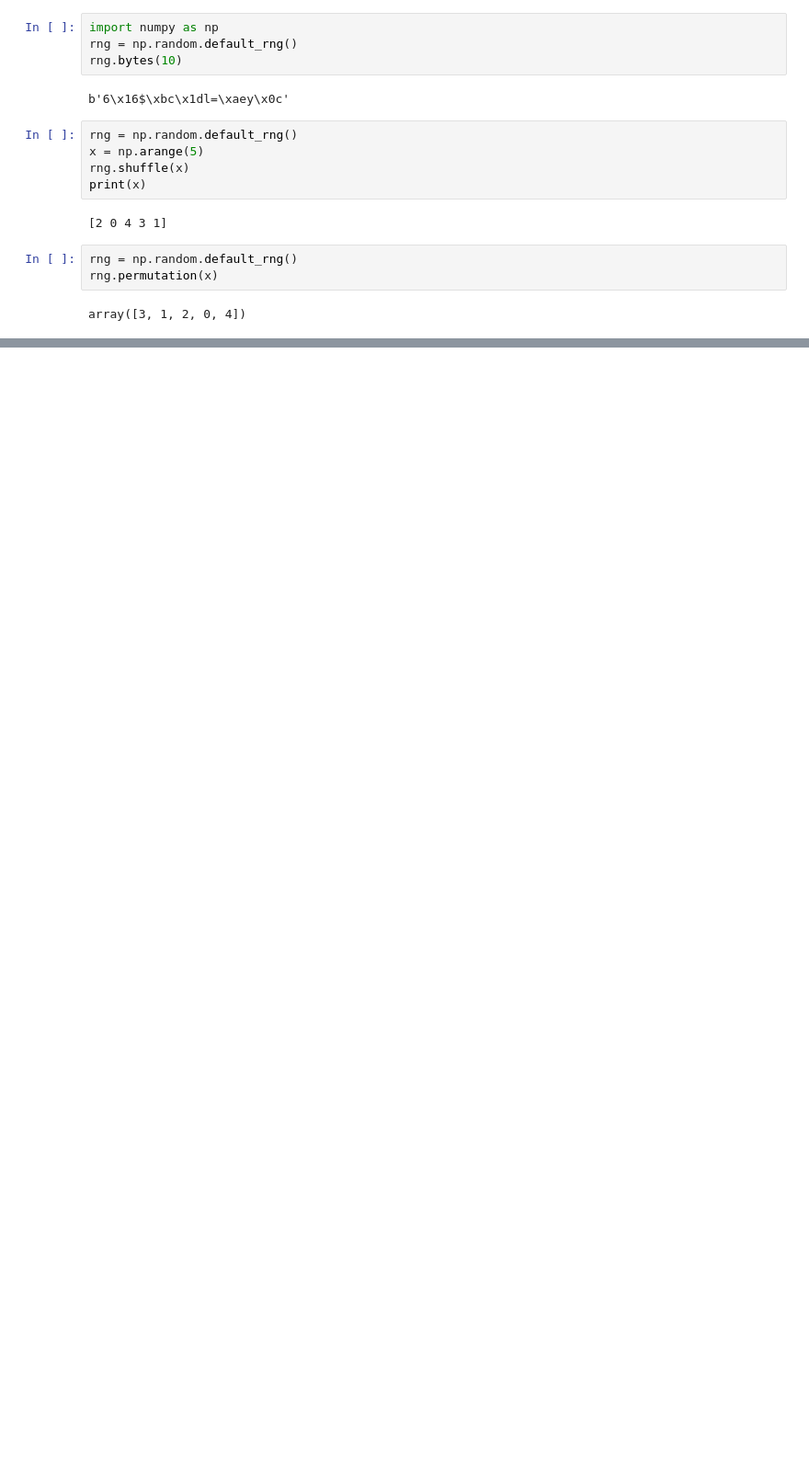
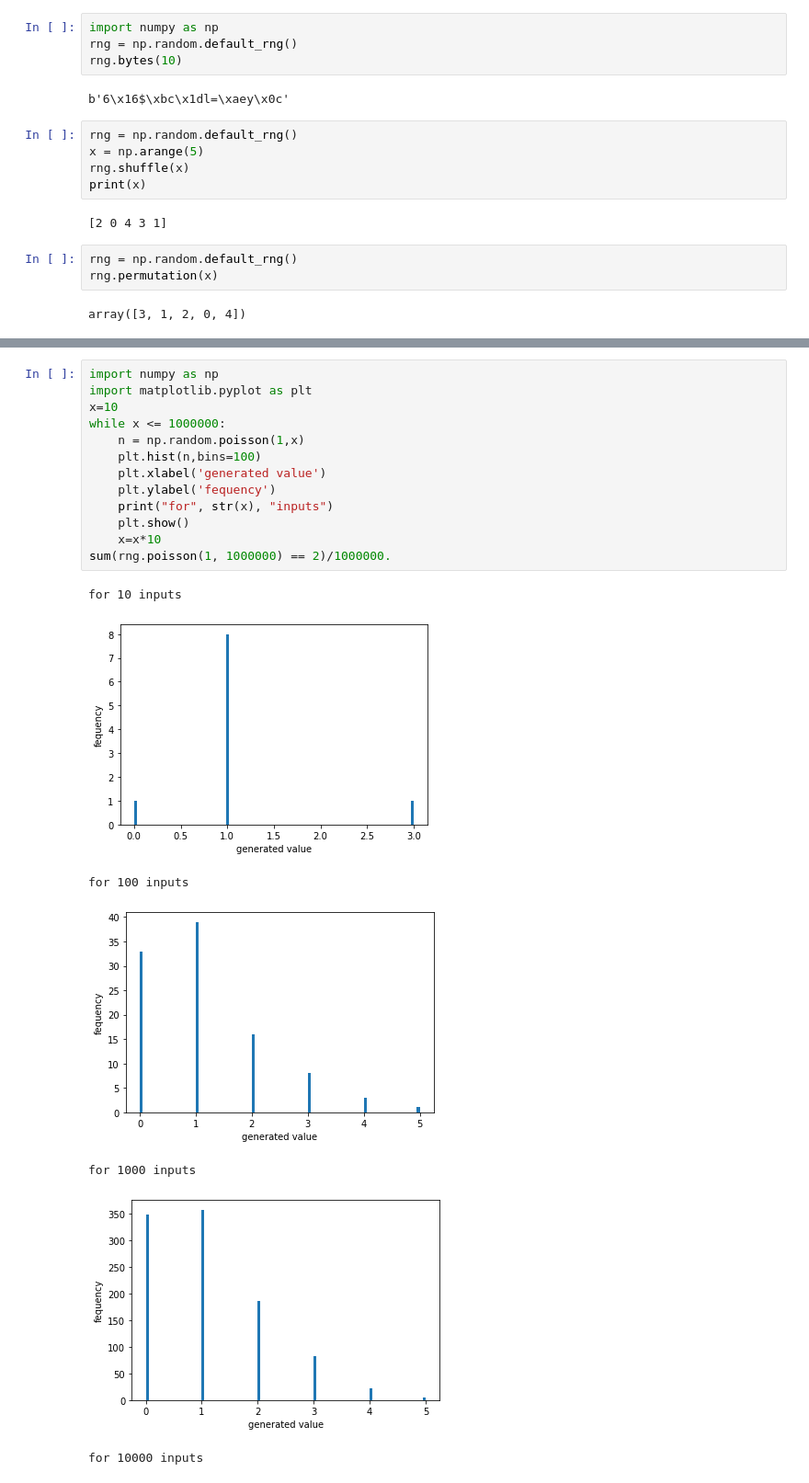
Before and after one commit to Jonathangmit/numpy-random-assignment, a Jupyter notebook: numpy-assignment.ipynb, the cells around one changed output, grey strips where cells are left out. Shown: that part at 92% size. Cells and saved outputs as stored; diff of their text form; blank space fills up the shorter version.

```diff
--- a/numpy-assignment.ipynb
+++ b/numpy-assignment.ipynb
@@ -227,0 +273,21 @@ array([3, 1, 2, 0, 4])
+# %%
+import numpy as np
+import matplotlib.pyplot as plt
+x=10
+while x <= 1000000:
+    n = np.random.poisson(1,x)
+    plt.hist(n,bins=100)
+    plt.xlabel('generated value')
+    plt.ylabel('fequency')
+    print("for", str(x), "inputs")
+    plt.show()
+    x=x*10
+sum(rng.poisson(1, 1000000) == 2)/1000000.
+# %% [output]
+for 10 inputs
+[figure, added]
+for 100 inputs
+[figure, added]
+for 1000 inputs
+[figure, added]
+for 10000 inputs
```
Also changed, not shown: parts of 14 cells of this notebook.
